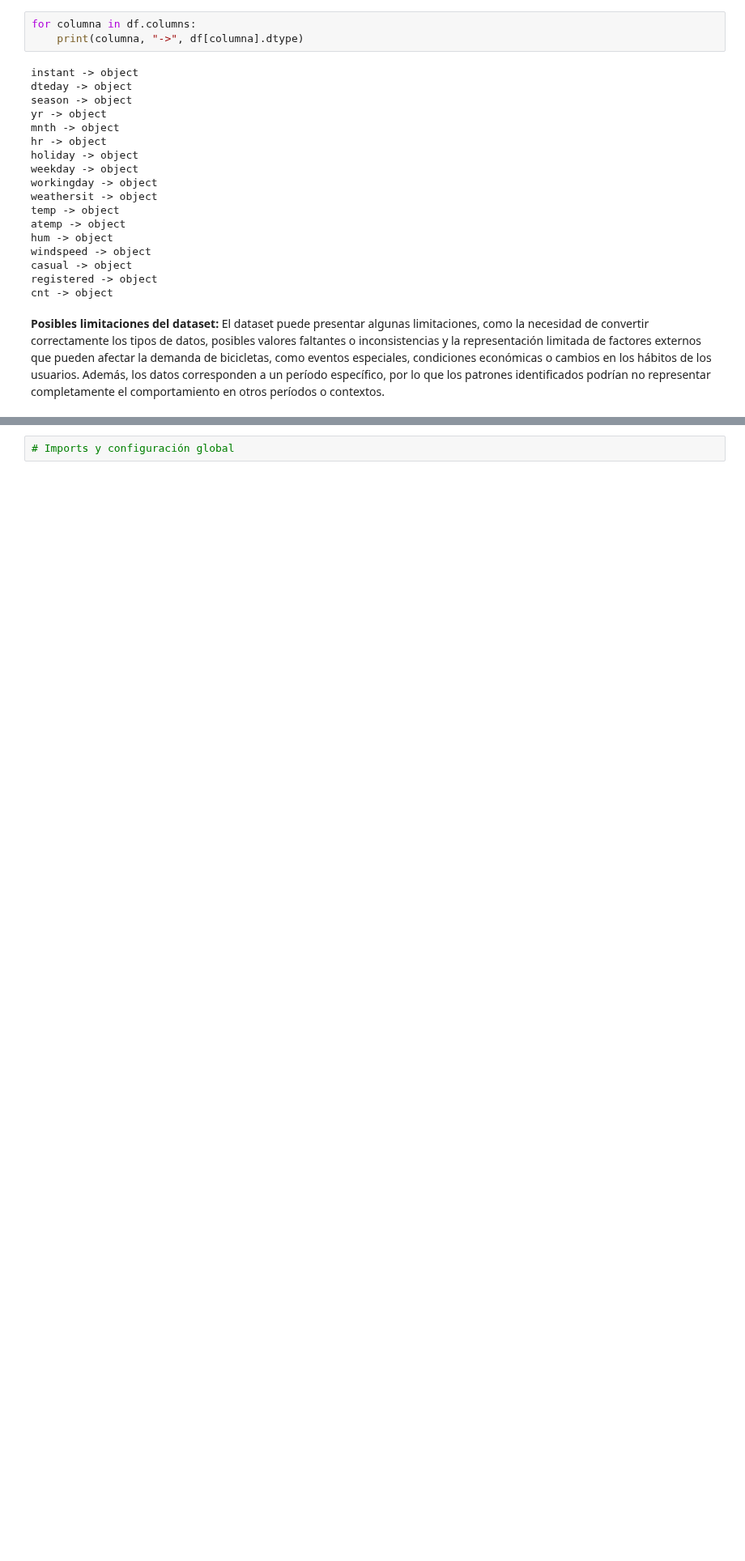
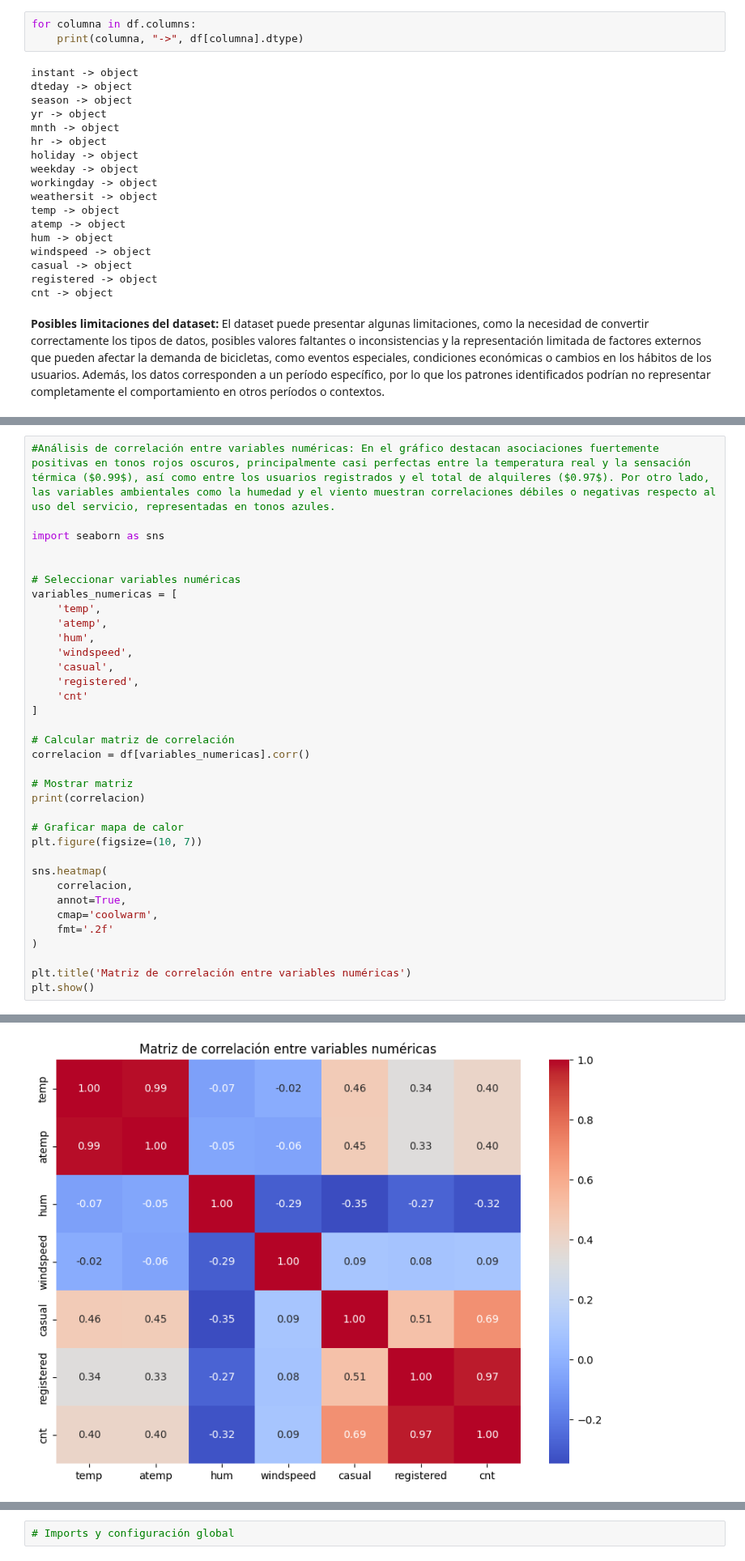
Before and after one commit to santije23/modelos1-price-prediction, a Jupyter notebook: fase-1/notebooks/01_modelo_predictivo.ipynb.ipynb, the cells around one changed output, grey strips where cells are left out. Shown at 81% size. Saved outputs shown, nothing was run; the diff lists cells and outputs as text; blank space fills up the shorter version.

```diff
--- a/fase-1/notebooks/01_modelo_predictivo.ipynb.ipynb
+++ b/fase-1/notebooks/01_modelo_predictivo.ipynb.ipynb
@@ -88,0 +156,36 @@ cnt -> object
+# %%
+#Análisis de correlación entre variables numéricas: En el gráfico destacan asociaciones fuertemente positivas en tonos rojos oscuros, principalmente casi perfectas entre la temperatura real y la sensación térmica ($0.99$), así como entre los usuarios registrados y el total de alquileres ($0.97$). Por otro lado, las variables ambientales como la humedad y el viento muestran correlaciones débiles o negativas respecto al uso del servicio, representadas en tonos azules.
+
+import seaborn as sns
+
+
+# Seleccionar variables numéricas
+variables_numericas = [
+    'temp',
+    'atemp',
+    'hum',
+    'windspeed',
+    'casual',
+    'registered',
+    'cnt'
+]
+
+# Calcular matriz de correlación
+correlacion = df[variables_numericas].corr()
+
+# Mostrar matriz
+print(correlacion)
+
+# Graficar mapa de calor
+plt.figure(figsize=(10, 7))
+
+sns.heatmap(
+    correlacion,
+    annot=True,
+    cmap='coolwarm',
+    fmt='.2f'
+)
+
+plt.title('Matriz de correlación entre variables numéricas')
+plt.show()
+# %% [output]
@@ -88,0 +209 @@ cnt -> object
+[figure, added]
```
Also changed, not shown: parts of 10 cells of this notebook.
